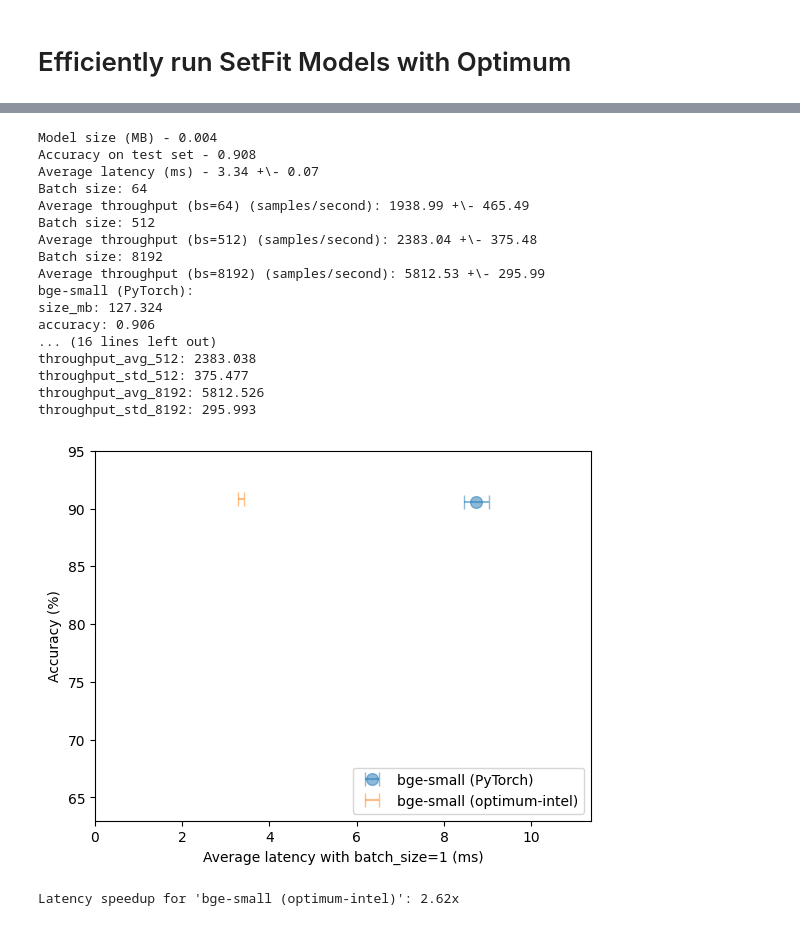
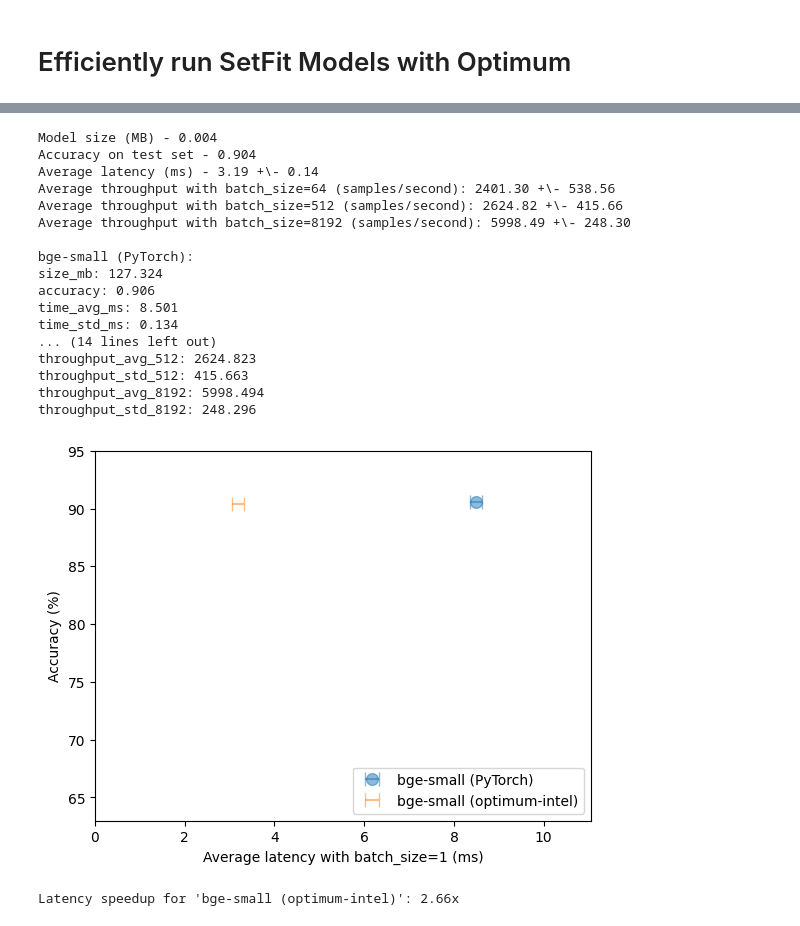
Before and after one commit to huggingface/setfit, a Jupyter notebook: notebooks/setfit-optimum-intel.ipynb, the cells around one changed output, grey strips where cells are left out. Saved outputs shown, nothing was run; the diff lists cells and outputs as text; code cells hidden in the pictures.

```diff
--- a/notebooks/setfit-optimum-intel.ipynb
+++ b/notebooks/setfit-optimum-intel.ipynb
@@ -230,22 +285,25 @@ class INCSetFitModel:
     def __call__(self, inputs):
         return self.predict(inputs)
 # %%
-from optimum.intel import INCModel
+import json
+import warnings
+import os
+
+import optimum.intel
 from transformers import AutoTokenizer
 from setfit import SetFitModel
 from datasets import load_dataset
-test_dataset = load_dataset("SetFit/sst2")["validation"]
-import json
-import warnings
-import os
+
 warnings.filterwarnings("ignore")
 
-inc_model_path = os.path.expanduser("~/models/bge-small-en-v1.5_setfit-sst2-quant")
-tokenizer = AutoTokenizer.from_pretrained(inc_model_path, model_max_length=512)
-inc_model = INCModel.from_pretrained(inc_model_path)
+tokenizer = AutoTokenizer.from_pretrained(optimum_model_path, model_max_length=512)
+optimum_model = optimum.intel.INCModel.from_pretrained(optimum_model_path)
 model = SetFitModel.from_pretrained("moshew/bge-small-en-v1.5_setfit-sst2-english")
-inc_setfit_model = INCSetFitModel(inc_model, tokenizer, model.model_head)
+optimum_setfit_model = OptimumSetFitModel(optimum_model, tokenizer, model.model_head)
+
+# Reload test dataset
+test_dataset = load_dataset("SetFit/sst2")["validation"]
 
 # Perform inference
-inc_setfit_model(test_dataset["text"][:5])
+optimum_setfit_model(test_dataset["text"][:10])
 # %% [output]
@@ -271,52 +329,45 @@ array([0, 0, 0, 0, 1])
 # %%
-class INCPerformanceBenchmark(PerformanceBenchmark):
-    def __init__(self, *args, model_path, **kwargs):
-        super().__init__(*args, **kwargs)
-        self.model_path = model_path
-
-    def compute_size(self):
-        size_mb = Path(self.model_path).stat().st_size / (1024 * 1024)
-        print(f"Model size (MB) - {size_mb:.3f}")
-        return {"size_mb": size_mb}
-
-pb = INCPerformanceBenchmark(
-    inc_setfit_model,
+pb = PerformanceBenchmark(
+    optimum_setfit_model,
     test_dataset,
     "bge-small (optimum-intel)",
-    model_path=inc_model_path,
+    model_path=optimum_model_path,
 )
 
-with open("perf_metrics.json") as f:
+# Load baseline benchmark results
+with open("baseline_metrics.json") as f:
     perf_metrics = json.load(f)
 perf_metrics.update(pb.run_benchmark())
 
+# Print all results
+print()
 for optim_type, results in perf_metrics.items():
     s = [f"{k}: {v:.3f}" for k, v in results.items()]
     print(f"{optim_type}:\n" + "\n".join(s) + "\n")
 
 plot_metrics(perf_metrics)
 
 def get_latency_speedup(model_name):
     speedup = perf_metrics['bge-small (PyTorch)']['time_avg_ms'] / perf_metrics[model_name]['time_avg_ms']
     return speedup
 print(f"Latency speedup for 'bge-small (optimum-intel)': {get_latency_speedup('bge-small (optimum-intel)'):.2f}x")
 # %% [output]
 Model size (MB) - 0.004
-Accuracy on test set - 0.908
-Average latency (ms) - 3.34 +\- 0.07
-Batch size: 64
-Average throughput (bs=64) (samples/second): 1938.99 +\- 465.49
-Batch size: 512
-Average throughput (bs=512) (samples/second): 2383.04 +\- 375.48
-Batch size: 8192
-Average throughput (bs=8192) (samples/second): 5812.53 +\- 295.99
+Accuracy on test set - 0.904
+Average latency (ms) - 3.19 +\- 0.14
+Average throughput with batch_size=64 (samples/second): 2401.30 +\- 538.56
+Average throughput with batch_size=512 (samples/second): 2624.82 +\- 415.66
+Average throughput with batch_size=8192 (samples/second): 5998.49 +\- 248.30
+
 bge-small (PyTorch):
 size_mb: 127.324
 accuracy: 0.906
-... (16 lines left out)
-throughput_avg_512: 2383.038
-throughput_std_512: 375.477
-throughput_avg_8192: 5812.526
-throughput_std_8192: 295.993
+time_avg_ms: 8.501
+time_std_ms: 0.134
+... (14 lines left out)
+throughput_avg_512: 2624.823
+throughput_std_512: 415.663
+throughput_avg_8192: 5998.494
+throughput_std_8192: 248.296
-[figure, old version]
+[figure, new version]
-Latency speedup for 'bge-small (optimum-intel)': 2.62x
+Latency speedup for 'bge-small (optimum-intel)': 2.66x
```
Also changed, not shown: parts of 25 cells of this notebook.
